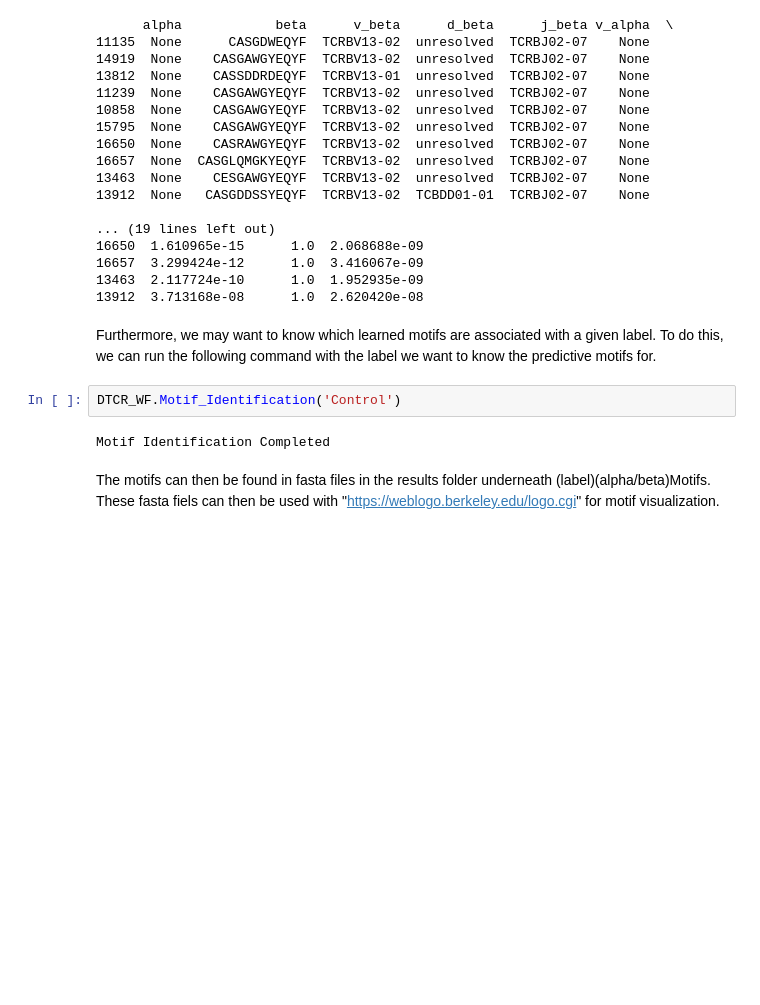
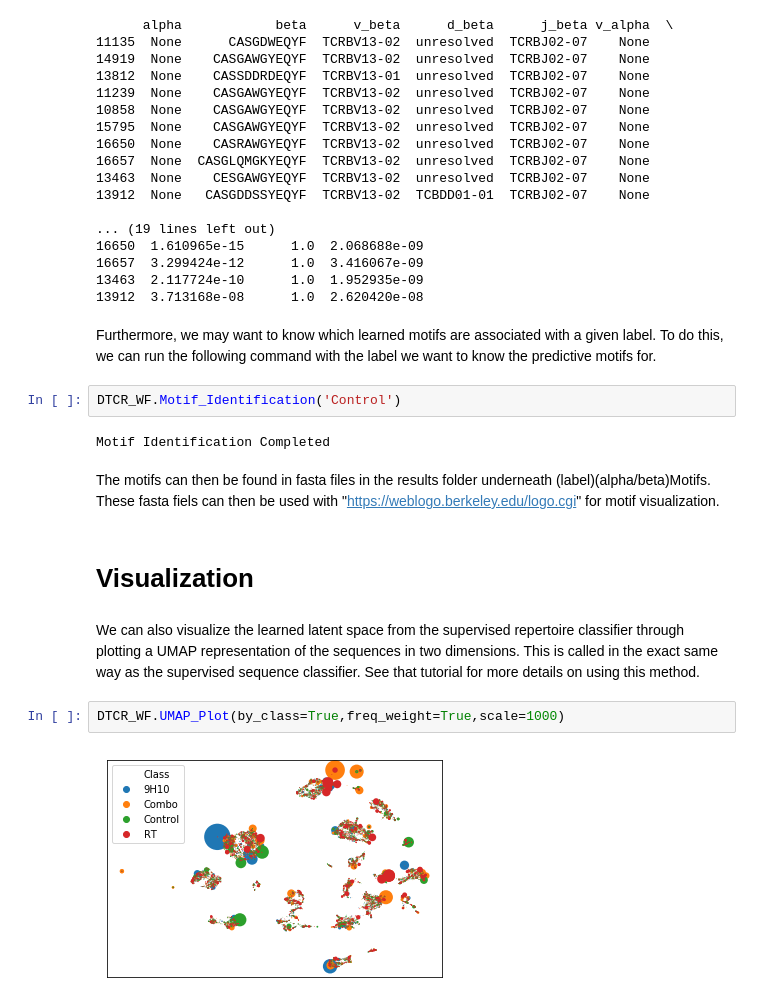
Before and after one commit to sidhomj/DeepTCR, a Jupyter notebook: tutorials/supervised/2 - Supervised Repertoire Classification.ipynb, the cells around one changed output. Cells and saved outputs as stored; diff of their text form; blank space fills up the shorter version.

```diff
--- a/tutorials/supervised/2 - Supervised Repertoire Classification.ipynb
+++ b/tutorials/supervised/2 - Supervised Repertoire Classification.ipynb
@@ -88,3 +88,11 @@ DTCR_WF.Motif_Identification('Control')
 Motif Identification Completed
 # %% [markdown]
 The motifs can then be found in fasta files in the results folder underneath (label)(alpha/beta)Motifs. These fasta fiels can then be used with "https://weblogo.berkeley.edu/logo.cgi" for motif visualization.
+# %% [markdown]
+# Visualization
+# %% [markdown]
+We can also visualize the learned latent space from the supervised repertoire classifier through plotting a UMAP representation of the sequences in two dimensions. This is called in the exact same way as the supervised sequence classifier. See that tutorial for more details on using this method.
+# %%
+DTCR_WF.UMAP_Plot(by_class=True,freq_weight=True,scale=1000)
+# %% [output]
+[figure, added]
```
Also changed, not shown: parts of 3 cells of this notebook, 1 other file.
